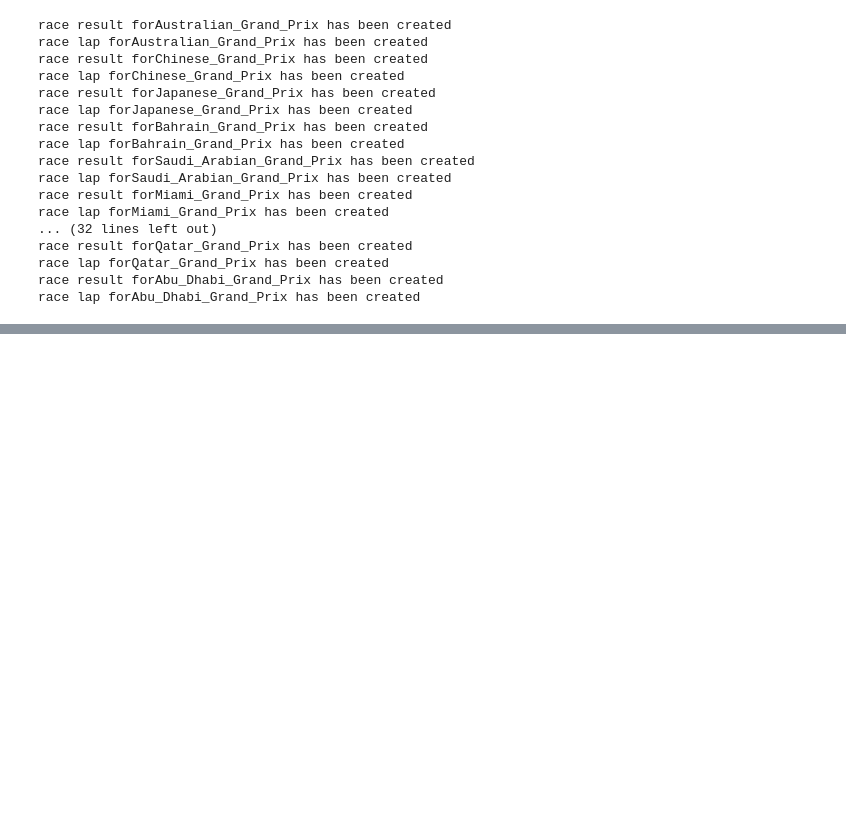
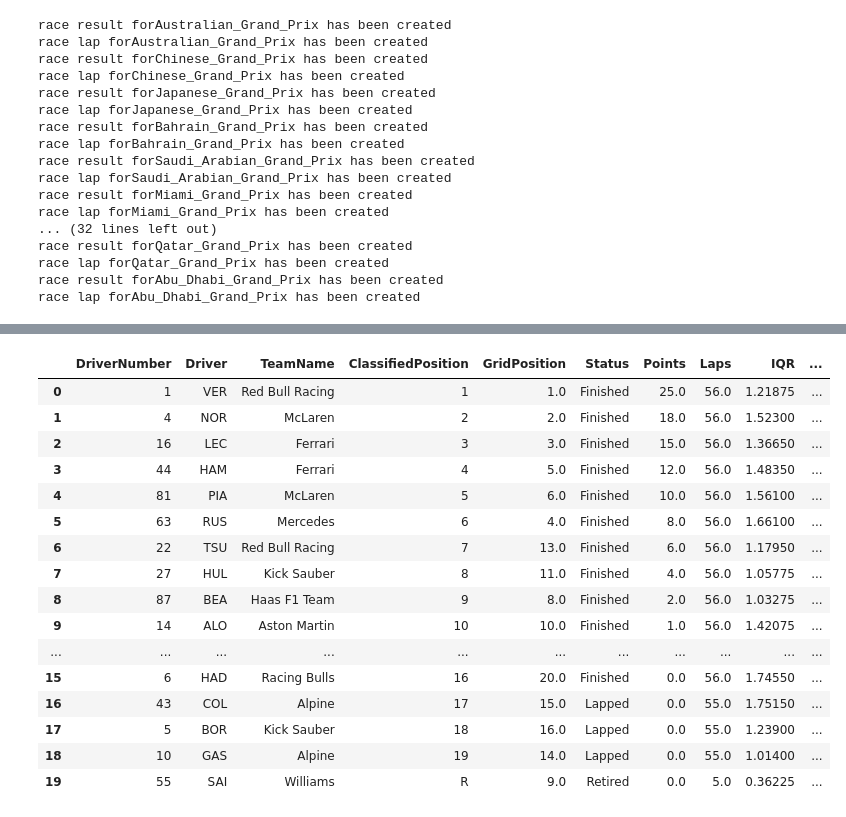
Before and after one commit to TANMAY-0306/f1_analysis_project, a Jupyter notebook: F1_project.ipynb, the cells around one changed output, grey strips where cells are left out. Cells and saved outputs as stored; diff of their text form; code cells hidden in the pictures; blank space fills up the shorter version.

```diff
--- a/F1_project.ipynb
+++ b/F1_project.ipynb
@@ -943,0 +1212,22 @@ race lap forAbu_Dhabi_Grand_Prix has been created
+# %%
+master_table_preview=pd.read_csv(f"C:/Users/TANMAY/code/f1_project_2025_datasets/United_States_Grand_Prix/master_table.csv")
+# %%
+master_table_preview
+# %% [output]
+|  | DriverNumber | Driver | TeamName | ClassifiedPosition | GridPosition | Status | Points | Laps | IQR | ... |
+| 0 | 1 | VER | Red Bull Racing | 1 | 1.0 | Finished | 25.0 | 56.0 | 1.21875 | ... |
+| 1 | 4 | NOR | McLaren | 2 | 2.0 | Finished | 18.0 | 56.0 | 1.52300 | ... |
+| 2 | 16 | LEC | Ferrari | 3 | 3.0 | Finished | 15.0 | 56.0 | 1.36650 | ... |
+| 3 | 44 | HAM | Ferrari | 4 | 5.0 | Finished | 12.0 | 56.0 | 1.48350 | ... |
+| 4 | 81 | PIA | McLaren | 5 | 6.0 | Finished | 10.0 | 56.0 | 1.56100 | ... |
+| 5 | 63 | RUS | Mercedes | 6 | 4.0 | Finished | 8.0 | 56.0 | 1.66100 | ... |
+| 6 | 22 | TSU | Red Bull Racing | 7 | 13.0 | Finished | 6.0 | 56.0 | 1.17950 | ... |
+| 7 | 27 | HUL | Kick Sauber | 8 | 11.0 | Finished | 4.0 | 56.0 | 1.05775 | ... |
+| 8 | 87 | BEA | Haas F1 Team | 9 | 8.0 | Finished | 2.0 | 56.0 | 1.03275 | ... |
+| 9 | 14 | ALO | Aston Martin | 10 | 10.0 | Finished | 1.0 | 56.0 | 1.42075 | ... |
+| ... | ... | ... | ... | ... | ... | ... | ... | ... | ... | ... |
+| 15 | 6 | HAD | Racing Bulls | 16 | 20.0 | Finished | 0.0 | 56.0 | 1.74550 | ... |
+| 16 | 43 | COL | Alpine | 17 | 15.0 | Lapped | 0.0 | 55.0 | 1.75150 | ... |
+| 17 | 5 | BOR | Kick Sauber | 18 | 16.0 | Lapped | 0.0 | 55.0 | 1.23900 | ... |
+| 18 | 10 | GAS | Alpine | 19 | 14.0 | Lapped | 0.0 | 55.0 | 1.01400 | ... |
+| 19 | 55 | SAI | Williams | R | 9.0 | Retired | 0.0 | 5.0 | 0.36225 | ... |
```
Also changed, not shown: parts of 12 cells of this notebook.
